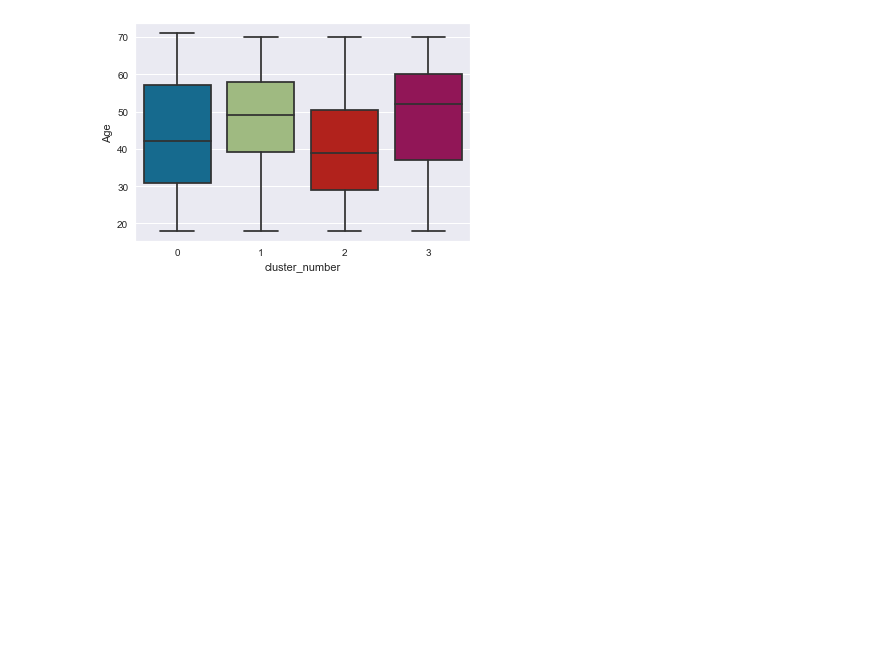
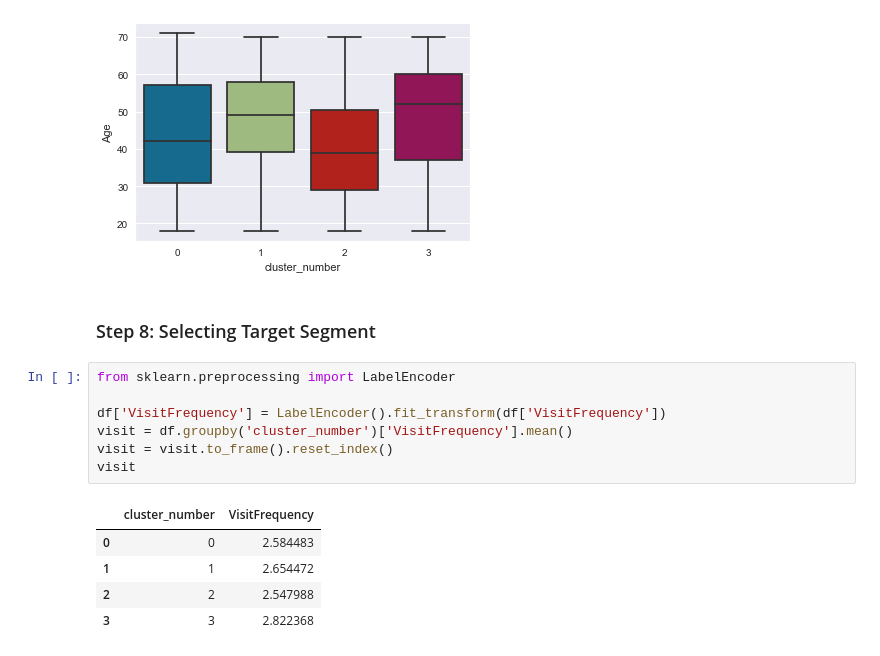
Before and after one commit to bharxhav/mcdonalds-market-segmentation, a Jupyter notebook: market-segmentation.ipynb, the cells around one changed output. Saved outputs shown, nothing was run; the diff lists cells and outputs as text; blank space fills up the shorter version.

```diff
--- a/market-segmentation.ipynb
+++ b/market-segmentation.ipynb
@@ -302,3 +302,18 @@ sns.boxplot(x='cluster_number', y='Age', data=df)
 # %% [output]
 <AxesSubplot:xlabel='cluster_number', ylabel='Age'>
 [figure]
+# %% [markdown]
+### Step 8: Selecting Target Segment
+# %%
+from sklearn.preprocessing import LabelEncoder
+
+df['VisitFrequency'] = LabelEncoder().fit_transform(df['VisitFrequency'])
+visit = df.groupby('cluster_number')['VisitFrequency'].mean()
+visit = visit.to_frame().reset_index()
+visit
+# %% [output]
+|  | cluster_number | VisitFrequency |
+| 0 | 0 | 2.584483 |
+| 1 | 1 | 2.654472 |
+| 2 | 2 | 2.547988 |
+| 3 | 3 | 2.822368 |
```
Also changed, not shown: parts of 4 cells of this notebook.
